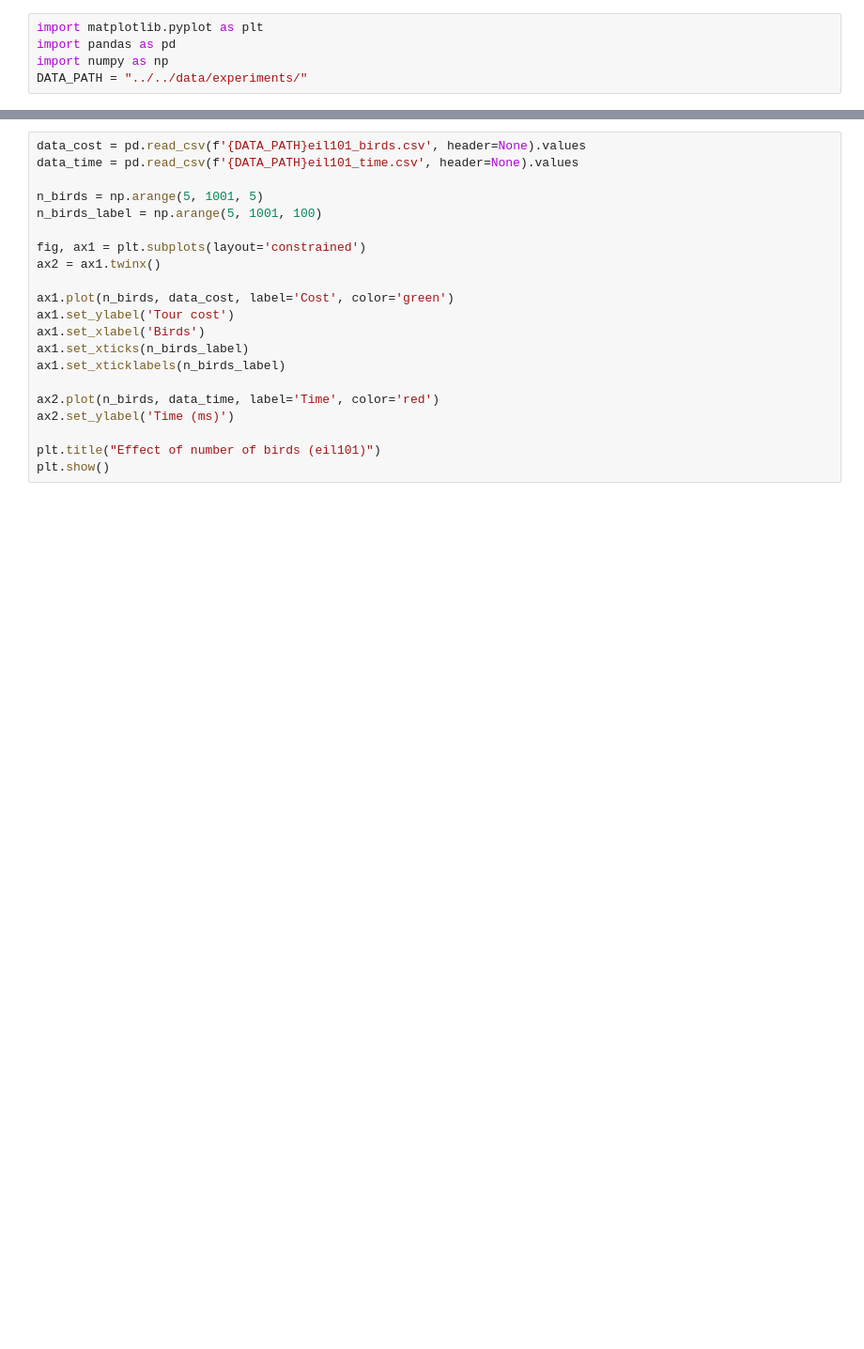
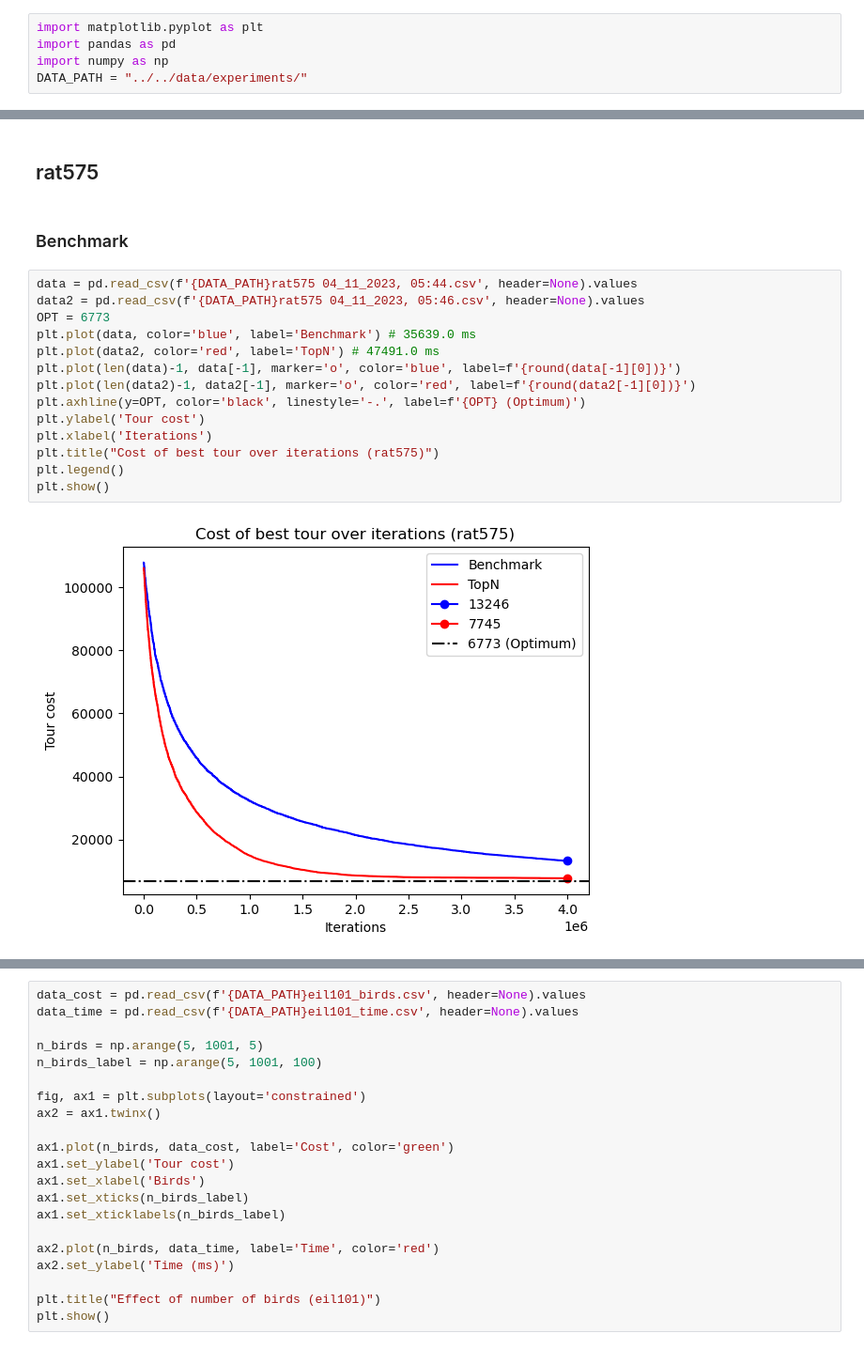
Before and after one commit to TimCares/AFB-Metaheuristic, a Jupyter notebook: src/vis/vis.ipynb, the cells around one changed output, grey strips where cells are left out. Shown: that part at 94% size. Drawn from its saved outputs; the diff is of its cells as text; blank space fills up the shorter version.

```diff
--- a/src/vis/vis.ipynb
+++ b/src/vis/vis.ipynb
@@ -31,0 +46,20 @@ plt.show()
+# %% [markdown]
+## rat575
+# %% [markdown]
+### Benchmark
+# %%
+data = pd.read_csv(f'{DATA_PATH}rat575 04_11_2023, 05:44.csv', header=None).values
+data2 = pd.read_csv(f'{DATA_PATH}rat575 04_11_2023, 05:46.csv', header=None).values
+OPT = 6773
+plt.plot(data, color='blue', label='Benchmark') # 35639.0 ms
+plt.plot(data2, color='red', label='TopN') # 47491.0 ms
+plt.plot(len(data)-1, data[-1], marker='o', color='blue', label=f'{round(data[-1][0])}')
+plt.plot(len(data2)-1, data2[-1], marker='o', color='red', label=f'{round(data2[-1][0])}')
+plt.axhline(y=OPT, color='black', linestyle='-.', label=f'{OPT} (Optimum)')
+plt.ylabel('Tour cost')
+plt.xlabel('Iterations')
+plt.title("Cost of best tour over iterations (rat575)")
+plt.legend()
+plt.show()
+# %% [output]
+[figure, added]
```
Also changed, not shown: parts of 11 cells of this notebook, 13 other files.
